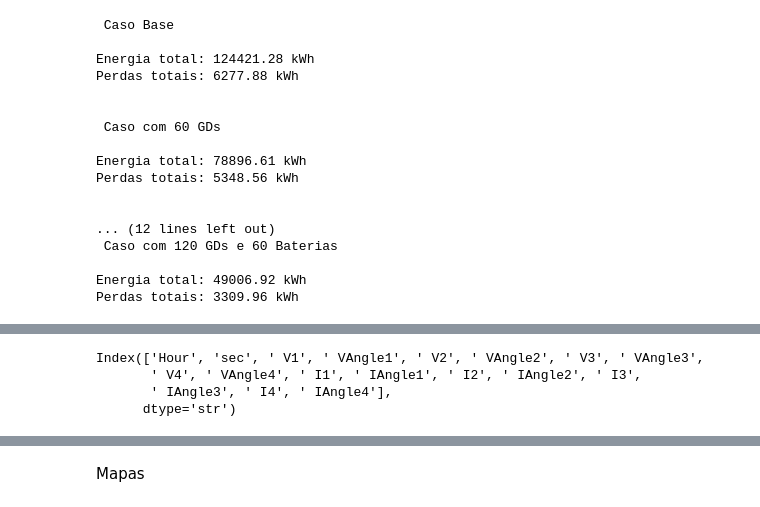
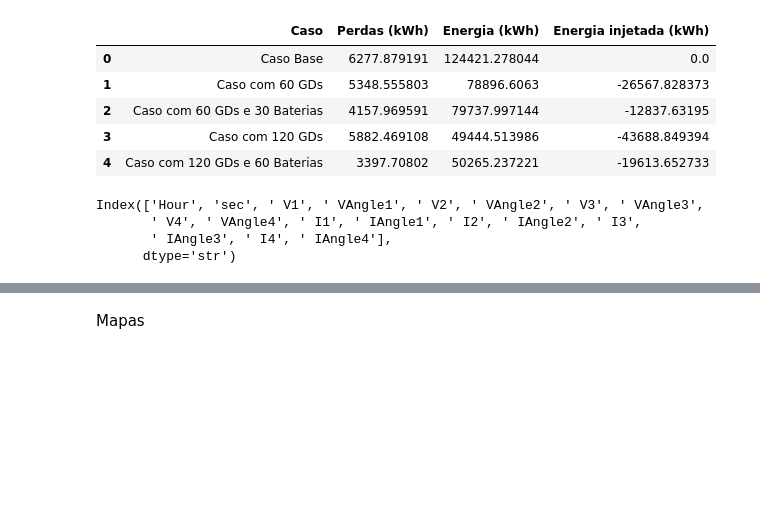
Before and after one commit to Ivanictor/CLAGTEE-CBA, a Jupyter notebook: main.ipynb, the cells around one changed output, grey strips where cells are left out. Saved outputs shown, nothing was run; the diff lists cells and outputs as text; code cells hidden in the pictures; blank space fills up the shorter version.

```diff
--- a/main.ipynb
+++ b/main.ipynb
@@ -2,6 +4,7 @@
 import py_dss_interface
 from py_dss_toolkit import dss_tools
 import pandas as pd
+import pickle
 
 dss = py_dss_interface.DSS()
 
@@ -25,6 +28,8 @@ titles = {
 dfs_monitor = {}
 df_energymeter = pd.DataFrame(columns=["Caso", "Perdas (kWh)", "Energia (kWh)", "Energia injetada (kWh)"])
 dfs_voltage = {}
+dfs_monitor_pf = {}
+dfs_storage = {}
 dfs_monitor_pv = {}
 
 for case in cases:
@@ -37,14 +42,17 @@ for case in cases:
 
     elif case == "120_gd":
         dss.text("Redirect 'PV_System_120_MeiaPonte.dss'")
+        dss.text("Redirect 'Monitores_PV_120.dss'")
 
     elif case == "60_gd_30_bess":
         dss.text("Redirect 'PV_System_60_MeiaPonte.dss'")
-        dss.text("Redirect 'BATERIAS_30.dss'")
+        #dss.text("Redirect 'BATERIAS_30.dss'")
+        dss.text("Redirect 'Battery_30.dss'")
 
     elif case == "120_gd_60_bess":
         dss.text("Redirect 'PV_System_120_MeiaPonte.dss'")
-        dss.text("Redirect 'BATERIAS_60.dss'")
+        #dss.text("Redirect 'BATERIAS_60.dss'")
+        dss.text("Redirect 'Battery_60.dss'")
 
     else:
         dss.text("!Redirect 'BATERIAS_60.dss'")
@@ -55,18 +63,30 @@ for case in cases:
     dss.text("set stepsize=1h")
     dss.text("set number=1")
 
+    socs = []
+
     for h in range(48):
         if dss.solution.hour == 24:
             dss.meters.reset_all()
         dss.solution.solve()
 
+        if dss.storages.count > 0:
+            dss.storages.first()
+            dss.storages.next()   #Para pegar a bateria 2, comentar se for pegar a 1
+            name_battery = dss.storages.name
+            soc = dss.storages.pu_soc
+            socs.append(soc)
+
     #dss.text("sample")
+
+    if dss.storages.count > 0:
+        dfs_storage[f"{name_battery}_{case}"] = socs
 
     meter_values = dss.meters.register_values
 
-    print(f"\n {titles[case]}\n")
-    print(f"Energia total: {meter_values[0]:.2f} kWh")
-    print(f"Perdas totais: {meter_values[12]:.2f} kWh\n")
+    #print(f"\n {titles[case]}\n")
+    #print(f"Energia total: {meter_values[0]:.2f} kWh")
+    #print(f"Perdas totais: {meter_values[12]:.2f} kWh\n")
 
     ##### Monitor - Power Flow Substation ####
 
@@ -81,51 +101,58 @@ for case in cases:
         if "voltage" in monitor_name.lower():
             dfs_voltage[f"{monitor_name}_{case}_df"] = dss_tools.results.monitor(monitor_name)
 
-        ##### Monitors - Power Flow PV #####
+        ##### Monitors - Power Flow #####
 
         else:
-            dfs_monitor_pv[f"{monitor_name}_{case}_df"] = dss_tools.results.monitor(monitor_name)
+            dfs_monitor_pf[f"{monitor_name}_{case}_df"] = dss_tools.results.monitor(monitor_name)
 
 
     injection = 0
-    for chave, df in dfs_monitor_pv.items():
+    for chave, df in dfs_monitor_pf.items():    #Items() retorna a tupla (chave, item)
 
         if chave.endswith(f"_{case}_df") and "trf_" in chave:
             if " P3 (kW)" in df.columns:
                 df["Total Power"] = df[" P1 (kW)"] + df[" P2 (kW)"] + df[" P3 (kW)"]
             else:
                 df["Total Power"] = df[" P1 (kW)"] + df[" P2 (kW)"]
 
             injection += df.query("`Total Power` < 0 and Hour > 24")["Total Power"].sum()
+
+
+    ### Monitors - Geração PV
+
+    for chave in dfs_monitor_pf:
+        if chave.endswith(f"_{case}_df") and "pv_" in chave:
+            dfs_monitor_pv[chave] = dfs_monitor_pf[chave]
+
+    with open("dataframes.pkl", "wb") as f:
+        pickle.dump(dfs_monitor_pv, f)
 
     ######## Criação do DataFrame "Energymeter" #####
     nova_linha = pd.DataFrame([{
         "Caso": titles[case],
         "Energia (kWh)": meter_values[0],
         "Perdas (kWh)": meter_values[12],
         "Energia injetada (kWh)": injection
     }])
 
     df_energymeter = pd.concat([df_energymeter, nova_linha], ignore_index=True)
 
 #display(dfs_monitor["120_gd_60_bess_df"])
+
+storages_soc_df = pd.DataFrame(dfs_storage)
+#display(storages_soc_df)
+
 display(df_energymeter)
 print(dfs_voltage["voltage_trf_5286812a_120_gd_60_bess_df"].columns)
 # %% [output]
+|  | Caso | Perdas (kWh) | Energia (kWh) | Energia injetada (kWh) |
+| 0 | Caso Base | 6277.879191 | 124421.278044 | 0.0 |
+| 1 | Caso com 60 GDs | 5348.555803 | 78896.6063 | -26567.828373 |
+| 2 | Caso com 60 GDs e 30 Baterias | 4157.969591 | 79737.997144 | -12837.63195 |
+| 3 | Caso com 120 GDs | 5882.469108 | 49444.513986 | -43688.849394 |
+| 4 | Caso com 120 GDs e 60 Baterias | 3397.70802 | 50265.237221 | -19613.652733 |
- Caso Base
-
-Energia total: 124421.28 kWh
-Perdas totais: 6277.88 kWh
-
-
- Caso com 60 GDs
-
-Energia total: 78896.61 kWh
-Perdas totais: 5348.56 kWh
-
-
-... (12 lines left out)
- Caso com 120 GDs e 60 Baterias
-
-Energia total: 49006.92 kWh
-Perdas totais: 3309.96 kWh
+Index(['Hour', 'sec', ' V1', ' VAngle1', ' V2', ' VAngle2', ' V3', ' VAngle3',
+       ' V4', ' VAngle4', ' I1', ' IAngle1', ' I2', ' IAngle2', ' I3',
+       ' IAngle3', ' I4', ' IAngle4'],
+      dtype='str')
@@ -138,4 +158,0 @@ Perdas totais: 3309.96 kWh
-Index(['Hour', 'sec', ' V1', ' VAngle1', ' V2', ' VAngle2', ' V3', ' VAngle3',
-       ' V4', ' VAngle4', ' I1', ' IAngle1', ' I2', ' IAngle2', ' I3',
-       ' IAngle3', ' I4', ' IAngle4'],
-      dtype='str')
```
Also changed, not shown: parts of 10 cells of this notebook, 6 other files.
